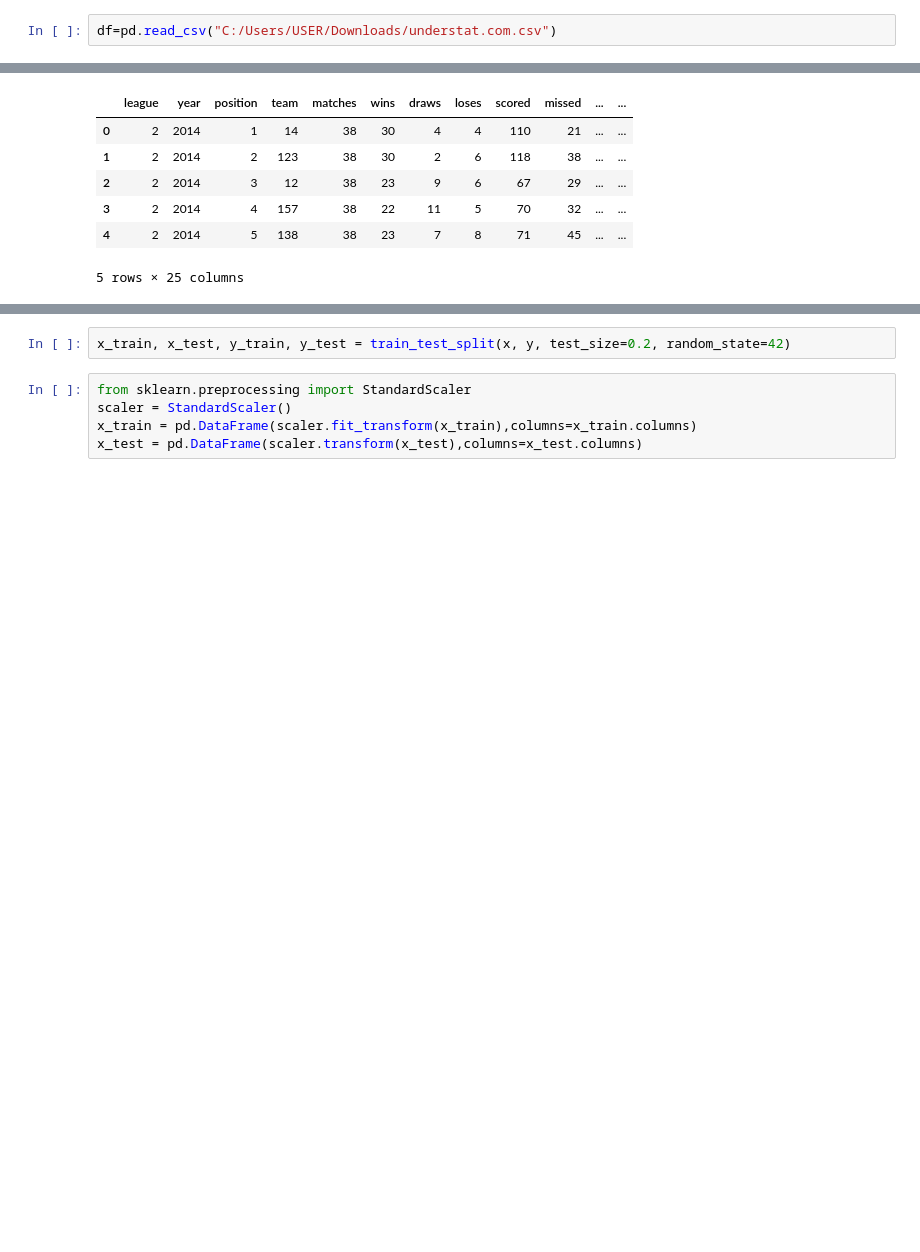
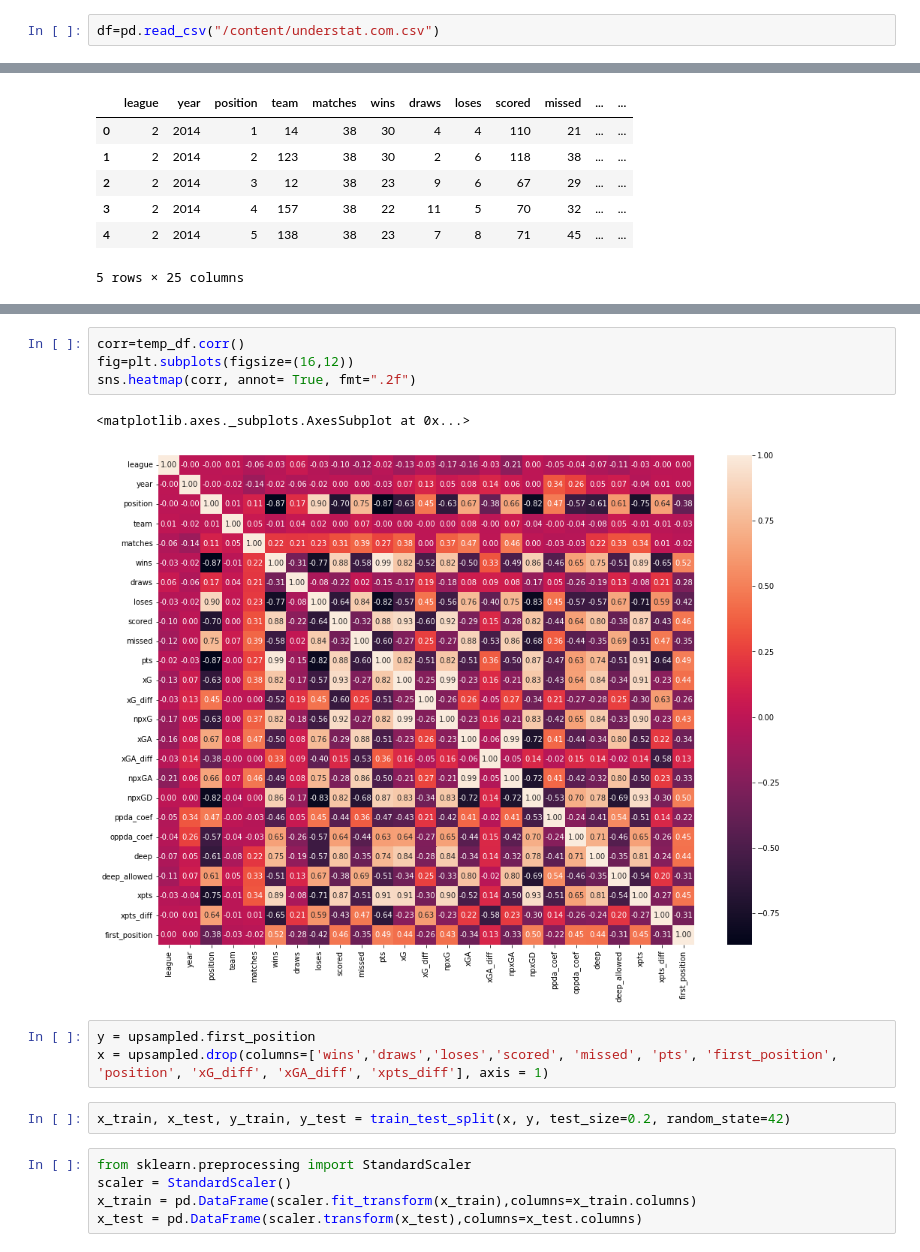
Before and after one commit to nafsahmad/Expected-Goals-and-Other-Metrics, a Jupyter notebook: Modeling.ipynb, the cells around one changed output, grey strips where cells are left out. Saved outputs shown, nothing was run; the diff lists cells and outputs as text; blank space fills up the shorter version.

Commit message:
Add files via upload
I plotted the confusion matrices for every model built and added a classification report for each model.
 I also added a correlation heatmap

```diff
--- a/Modeling.ipynb
+++ b/Modeling.ipynb
@@ -22,7 +40,7 @@ from sklearn.model_selection import cross_val_score
 import warnings
 warnings.filterwarnings('ignore')
 # %%
-df=pd.read_csv("C:/Users/USER/Downloads/understat.com.csv")
+df=pd.read_csv("/content/understat.com.csv")
 # %%
 df.rename(columns = {"Unnamed: 0": "league", "Unnamed: 1":"year"}, inplace = True)
 # %%
@@ -66,3 +101,13 @@ y = temp_df['first_position']
+# %%
+corr=temp_df.corr()
+fig=plt.subplots(figsize=(16,12))
+sns.heatmap(corr, annot= True, fmt=".2f")
+# %% [output]
+<matplotlib.axes._subplots.AxesSubplot at 0x...>
+[figure, added]
+# %%
+y = upsampled.first_position
+x = upsampled.drop(columns=['wins','draws','loses','scored', 'missed', 'pts', 'first_position', 'position', 'xG_diff', 'xGA_diff', 'xpts_diff'], axis = 1)
 # %%
 x_train, x_test, y_train, y_test = train_test_split(x, y, test_size=0.2, random_state=42)
 # %%
```
Also changed, not shown: parts of 53 cells of this notebook.
